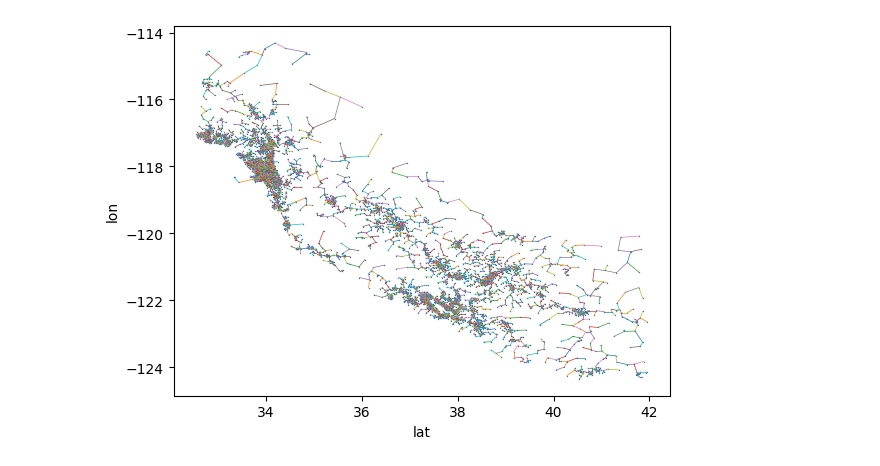
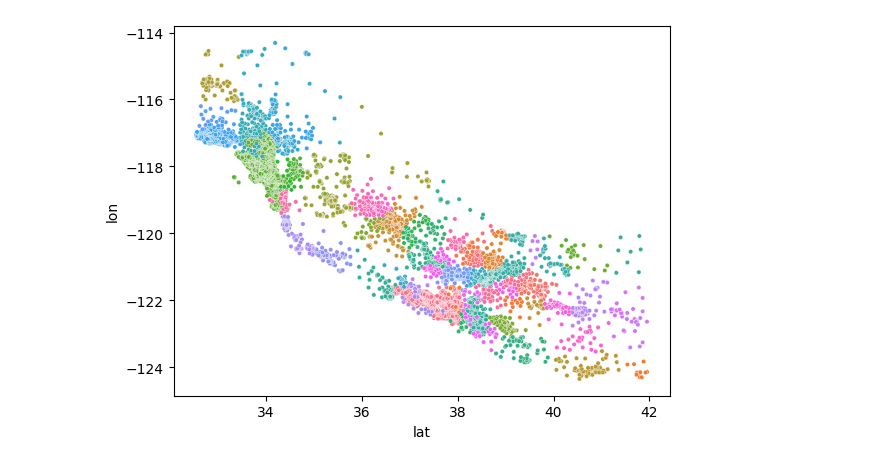
Before and after one commit to smitssjors/mpa, a Jupyter notebook: report_2.ipynb, the cells around one changed output. Drawn from its saved outputs; the diff is of its cells as text; code cells hidden in the pictures.

```diff
--- a/report_2.ipynb
+++ b/report_2.ipynb
@@ -21,4 +25,67 @@ plot_mst("mcdonalds")
-# %%
-plot_mst("housing")
-# %% [output]
-[figure, removed]
+# %%
+def parse_edge(row: tuple) -> Edge:
+    p1x, p1y, p2x, p2y, w = map(float, row)
+    return (((p1x, p1y), (p2x, p2y)), w)
+
+
+def get_mst(dataset: str) -> list[Edge]:
+    path = mst_csv_path(dataset)
+    with open(path, newline="") as file:
+        reader = csv.reader(file)
+        return list(map(parse_edge, reader))
+
+
+def parse_vertex(row: tuple) -> Vertex:
+    x, y = map(float, row)
+    return (x, y)
+
+
+def get_vertices(dataset: str) -> list[Vertex]:
+    path = vertices_csv_path(dataset)
+    with open(path, newline="") as file:
+        reader = csv.reader(file)
+        return list(map(parse_vertex, reader))
+
+
+def mst_to_clusters(dataset: str, k: int) -> list[list[Vertex]]:
+    edges = get_mst(dataset)
+    edges = sorted(edges, key=lambda e: e[1], reverse=True)
+    edges = edges[k - 1 :]
+
+    vertices = get_vertices(dataset)
+
+    adj = {v: [] for v in vertices}
+    for edge in edges:
+        adj[edge[0][0]].append(edge[0][1])
+        adj[edge[0][1]].append(edge[0][0])
+
+    visited = set()
+
+    def dfs(v: Vertex, component: list[Vertex]):
+        visited.add(v)
+        component.append(v)
+
+        for n in adj[v]:
+            if n not in visited:
+                dfs(n, component)
+
+    components = []
+
+    for v in adj:
+        if v not in visited:
+            component = []
+            dfs(v, component)
+            components.append(component)
+
+    return components
+
+
+def plot_clusters(clusters: list[list[Vertex]]):
+    clusters = [(x, y, str(i)) for i, c in enumerate(clusters) for x, y in c]
+    df = pd.DataFrame.from_records(clusters, columns=["lat", "lon", "cluster"])
+    sns.scatterplot(data=df, x="lat", y="lon", hue="cluster", legend=False, s=10)
+
+
+plot_clusters(mst_to_clusters("housing", 1288))
+# %% [output]
+[figure, added]
```
Also changed, not shown: parts of 2 cells of this notebook.
